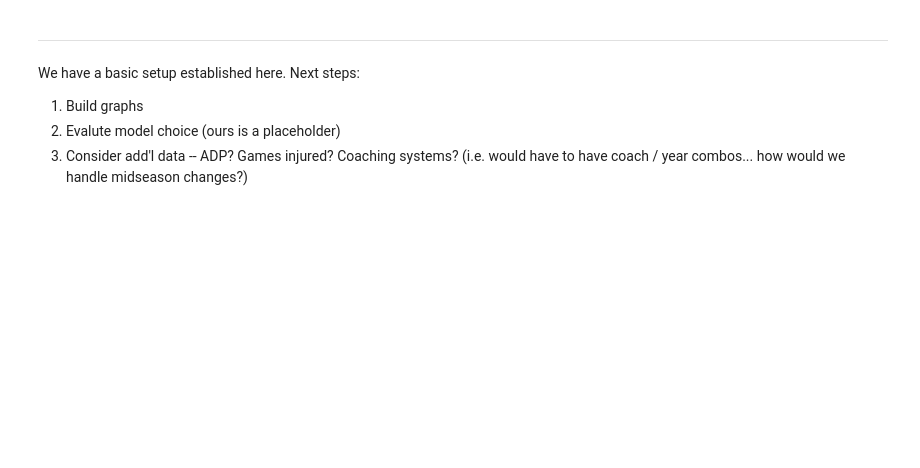
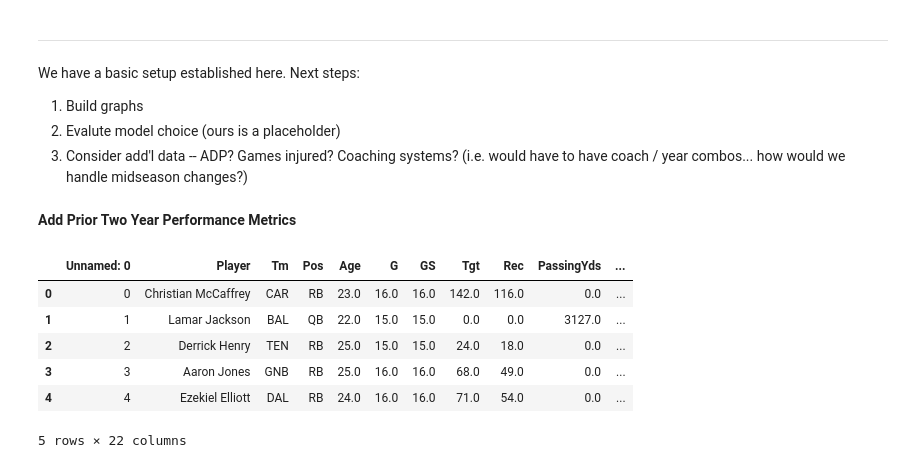
Before and after one commit to danemiles/projects, a Jupyter notebook: FF_Draft_Prep_2023.ipynb, the cells around one changed output. Cells and saved outputs as stored; diff of their text form; code cells hidden in the pictures; blank space fills up the shorter version.

```diff
--- a/FF_Draft_Prep_2023.ipynb
+++ b/FF_Draft_Prep_2023.ipynb
@@ -566,3 +553,32 @@ Next steps:
 1.   Build graphs
 2.   Evalute model choice (ours is a placeholder)
 3.   Consider add'l data -- ADP? Games injured? Coaching systems? (i.e. would have to have coach / year combos... how would we handle midseason changes?)
+# %% [markdown]
+**Add Prior Two Year Performance Metrics**
+# %%
+# get data for prior two years
+datayr_1 = datayr-1
+datayr_2 = datayr-2
+
+d_1 = pd.read_csv(f'https://raw.githubusercontent.com/fantasydatapros/data/master/yearly/{datayr_1}.csv')
+d_2 = pd.read_csv(f'https://raw.githubusercontent.com/fantasydatapros/data/master/yearly/{datayr_2}.csv')
+
+# clean up, make ids
+d_1['Player'] = d_1['Player'].map(lambda x: x.rstrip('*+'))
+d_1['playercode'] = d_1['Player']+d_1['Pos']
+
+d_2['Player'] = d_2['Player'].map(lambda x: x.rstrip('*+'))
+d_2['playercode'] = d_2['Player']+d_2['Pos']
+
+d_1 = d_1.fillna(0) # remove NaN
+d_2 = d_2.fillna(0)
+
+d_2.head()
+# %% [output]
+|  | Unnamed: 0 | Player | Tm | Pos | Age | G | GS | Tgt | Rec | PassingYds | ... |
+| 0 | 0 | Christian McCaffrey | CAR | RB | 23.0 | 16.0 | 16.0 | 142.0 | 116.0 | 0.0 | ... |
+| 1 | 1 | Lamar Jackson | BAL | QB | 22.0 | 15.0 | 15.0 | 0.0 | 0.0 | 3127.0 | ... |
+| 2 | 2 | Derrick Henry | TEN | RB | 25.0 | 15.0 | 15.0 | 24.0 | 18.0 | 0.0 | ... |
+| 3 | 3 | Aaron Jones | GNB | RB | 25.0 | 16.0 | 16.0 | 68.0 | 49.0 | 0.0 | ... |
+| 4 | 4 | Ezekiel Elliott | DAL | RB | 24.0 | 16.0 | 16.0 | 71.0 | 54.0 | 0.0 | ... |
+5 rows × 22 columns
```
Also changed, not shown: parts of 19 cells of this notebook.
